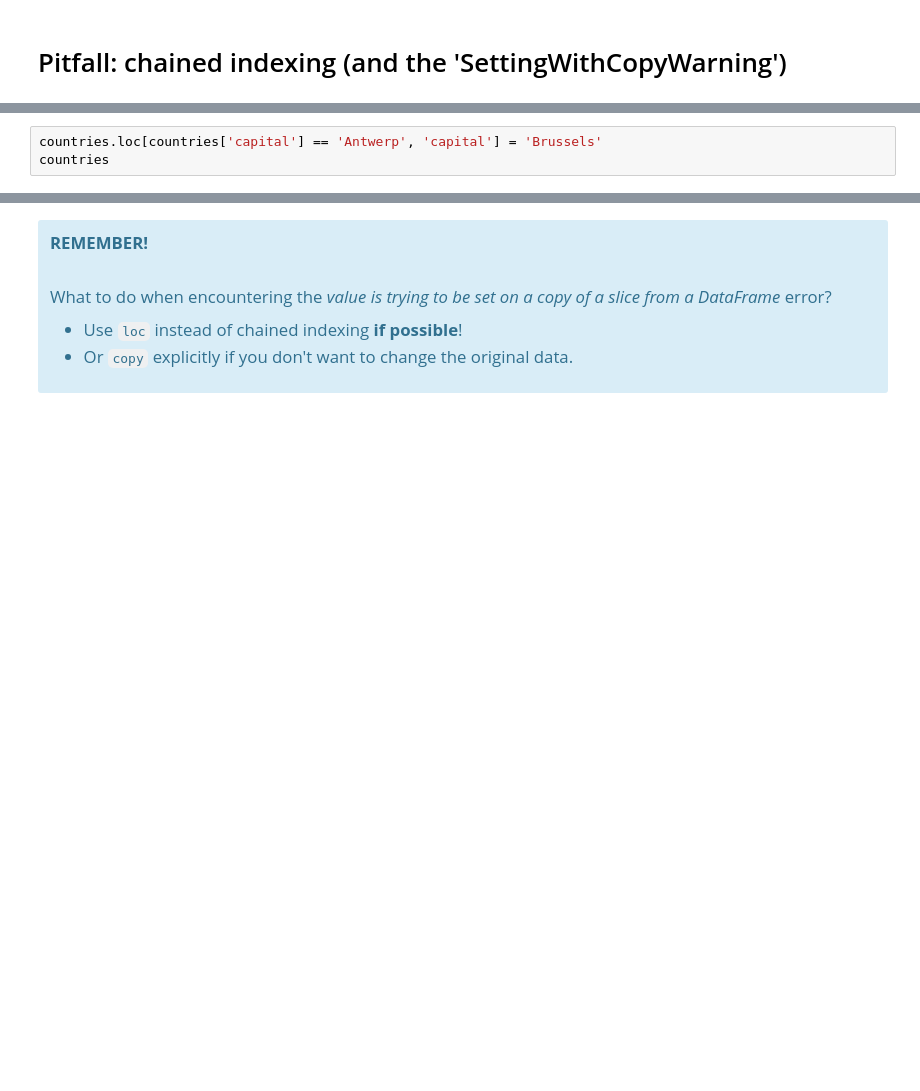
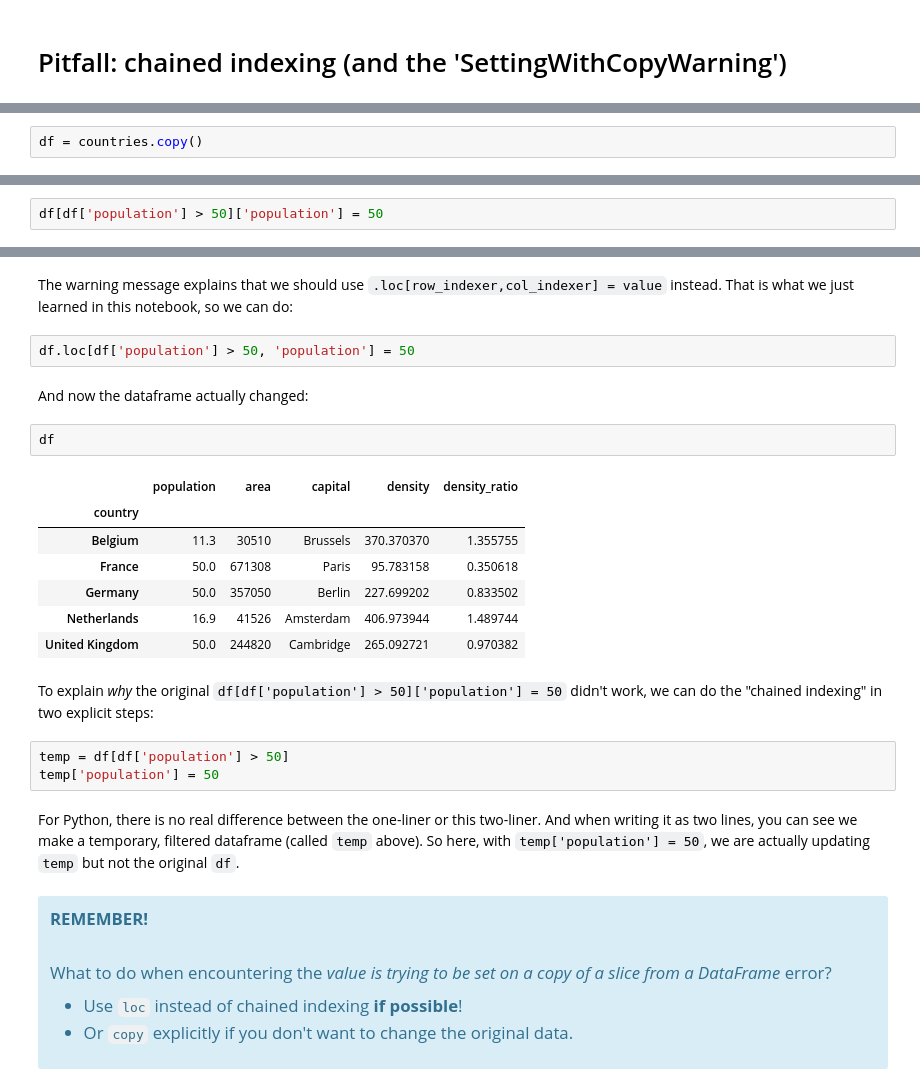
Before and after one commit to jorisvandenbossche/DS-python-data-analysis, a Jupyter notebook: _solved/pandas_03b_indexing.ipynb, the cells around one changed output, grey strips where cells are left out. Cells and saved outputs as stored; diff of their text form; blank space fills up the shorter version.

Commit message:
expand chained indexing / SettingWithCopyWarning section

```diff
--- a/_solved/pandas_03b_indexing.ipynb
+++ b/_solved/pandas_03b_indexing.ipynb
@@ -323,3 +275,0 @@ countries
-# %%
-countries.loc[countries['capital'] == 'Antwerp', 'capital'] = 'Brussels'
-countries
@@ -333,0 +276,2 @@ countries
+# %%
+df = countries.copy()
@@ -333,0 +282,2 @@ countries
+# %%
+df[df['population'] > 50]['population'] = 50
@@ -334,3 +302,26 @@ countries
+# %% [markdown]
+The warning message explains that we should use `.loc[row_indexer,col_indexer] = value` instead. That is what we just learned in this notebook, so we can do:
+# %%
+df.loc[df['population'] > 50, 'population'] = 50
+# %% [markdown]
+And now the dataframe actually changed:
+# %%
+df
+# %% [output]
+|  | population | area | capital | density | density_ratio |
+| country |  |  |  |  |  |
+| Belgium | 11.3 | 30510 | Brussels | 370.370370 | 1.355755 |
+| France | 50.0 | 671308 | Paris | 95.783158 | 0.350618 |
+| Germany | 50.0 | 357050 | Berlin | 227.699202 | 0.833502 |
+| Netherlands | 16.9 | 41526 | Amsterdam | 406.973944 | 1.489744 |
+| United Kingdom | 50.0 | 244820 | Cambridge | 265.092721 | 0.970382 |
+# %% [markdown]
+To explain *why* the original `df[df['population'] > 50]['population'] = 50` didn't work, we can do the "chained indexing" in two explicit steps:
+# %%
+temp = df[df['population'] > 50]
+temp['population'] = 50
+# %% [markdown]
+For Python, there is no real difference between the one-liner or this two-liner. And when writing it as two lines, you can see we make a temporary, filtered dataframe (called `temp` above). So here, with `temp['population'] = 50`, we are actually updating `temp` but not the original `df`.
 # %% [markdown]
 <div class="alert alert-info" style="font-size:120%">
 
```
Also changed, not shown: parts of 12 cells of this notebook, 1 other file.
